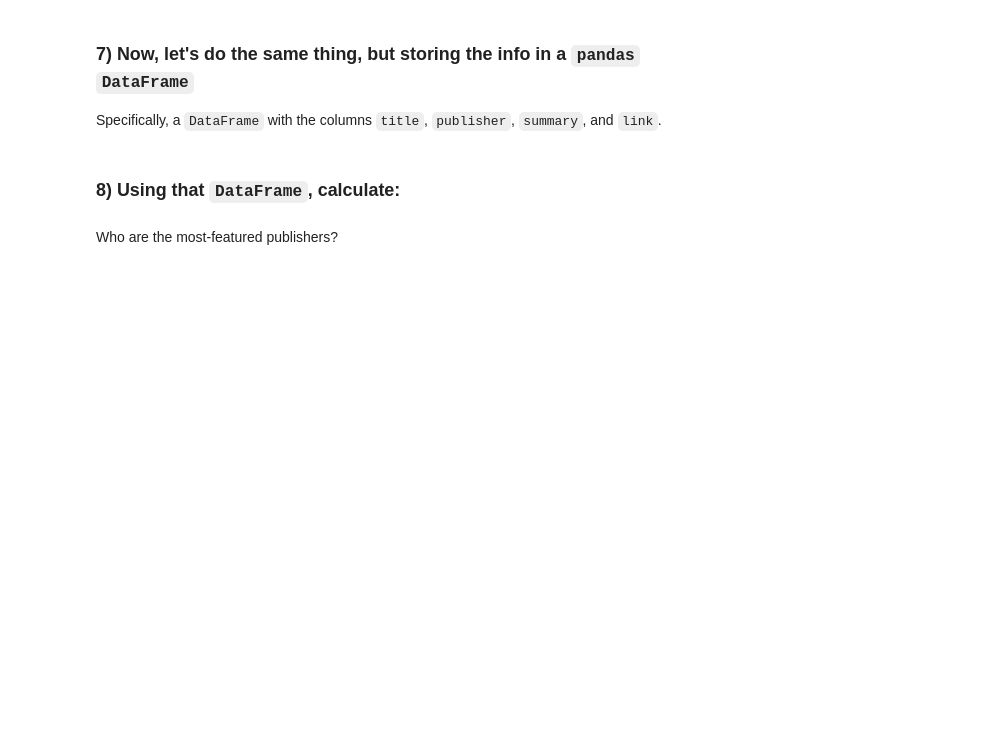
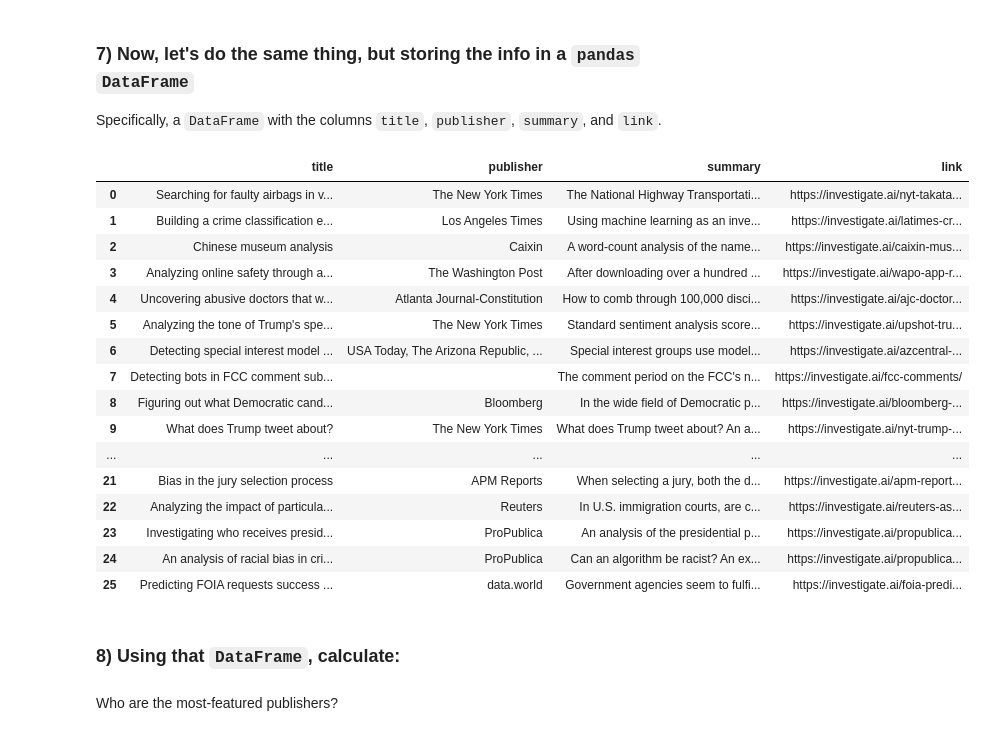
Before and after one commit to rachelmusselwhite/Scraping-HW-1, a Jupyter notebook: homework-intro-scraping-2.ipynb, the cells around one changed output. Cells and saved outputs as stored; diff of their text form; code cells hidden in the pictures; blank space fills up the shorter version.

````diff
--- a/homework-intro-scraping-2.ipynb
+++ b/homework-intro-scraping-2.ipynb
@@ -54,5 +54,6 @@ Reminder: An element's `class` attribute can contain *multiple* classes, separat
 
 Hint: Look for a `div` with a particular class.
 # %%
-projects_section = soup.select("a.card")
+projects_section = soup.select(".section-projects")[0]
+print(projects_section.text.strip()[:500])
 # %% [output]
@@ -62,5 +77,7 @@ projects_section = soup.select("a.card")
 
 Assign the list to a variable named `project_els`.
 # %%
-project_els = projects_section.select("a.card-header")
+project_els = projects_section.select("article")
+project_els[:2]
+#. means "class"
 # %% [output]
@@ -84,3 +121,15 @@ Summary: The National Highway Transportation Safety Administration receives thou
 Link: https://investigate.ai/nyt-takata-airbags/
 ---
 ```
+# %%
+for el in project_els:
+    title_el = el.select(".card-header a")[0]
+    title = title_el.text.strip()
+    link = "https://investigate.ai/" + title_el["href"]
+    summary = el.select(".card-body")[0].text.strip()
+    publisher = el.select(".card-footer")[0].text.strip()
+    print(f"Title: {title}\n")
+    print(f"Publisher: {publisher}\n")
+    print(f"Summary: {summary}\n")
+    print(f"Link: {link}")
+    print("---")
@@ -91,3 +171,30 @@ Specifically, a `DataFrame` with the columns `title`, `publisher`, `summary`, an
+# %%
+df = pd.DataFrame([{
+    "title": el.select(".card-header a")[0].text.strip(),
+    "publisher": el.select(".card-footer")[0].text.strip(),
+    "summary": el.select(".card-body")[0].text.strip(),
+    "link": "https://investigate.ai" + el.select(".card-header a")[0]["href"],
+} for el in project_els])
+
+df
+# %% [output]
+|  | title | publisher | summary | link |
+| 0 | Searching for faulty airbags in v... | The New York Times | The National Highway Transportati... | https://investigate.ai/nyt-takata... |
+| 1 | Building a crime classification e... | Los Angeles Times | Using machine learning as an inve... | https://investigate.ai/latimes-cr... |
+| 2 | Chinese museum analysis | Caixin | A word-count analysis of the name... | https://investigate.ai/caixin-mus... |
+| 3 | Analyzing online safety through a... | The Washington Post | After downloading over a hundred ... | https://investigate.ai/wapo-app-r... |
+| 4 | Uncovering abusive doctors that w... | Atlanta Journal-Constitution | How to comb through 100,000 disci... | https://investigate.ai/ajc-doctor... |
+| 5 | Analyzing the tone of Trump's spe... | The New York Times | Standard sentiment analysis score... | https://investigate.ai/upshot-tru... |
+| 6 | Detecting special interest model ... | USA Today, The Arizona Republic, ... | Special interest groups use model... | https://investigate.ai/azcentral-... |
+| 7 | Detecting bots in FCC comment sub... |  | The comment period on the FCC's n... | https://investigate.ai/fcc-comments/ |
+| 8 | Figuring out what Democratic cand... | Bloomberg | In the wide field of Democratic p... | https://investigate.ai/bloomberg-... |
+| 9 | What does Trump tweet about? | The New York Times | What does Trump tweet about? An a... | https://investigate.ai/nyt-trump-... |
+| ... | ... | ... | ... | ... |
+| 21 | Bias in the jury selection process | APM Reports | When selecting a jury, both the d... | https://investigate.ai/apm-report... |
+| 22 | Analyzing the impact of particula... | Reuters | In U.S. immigration courts, are c... | https://investigate.ai/reuters-as... |
+| 23 | Investigating who receives presid... | ProPublica | An analysis of the presidential p... | https://investigate.ai/propublica... |
+| 24 | An analysis of racial bias in cri... | ProPublica | Can an algorithm be racist? An ex... | https://investigate.ai/propublica... |
+| 25 | Predicting FOIA requests success ... | data.world | Government agencies seem to fulfi... | https://investigate.ai/foia-predi... |
 # %% [markdown]
 ### 8) Using that `DataFrame`, calculate:
 # %% [markdown]
````
Also changed, not shown: parts of 9 cells of this notebook.
